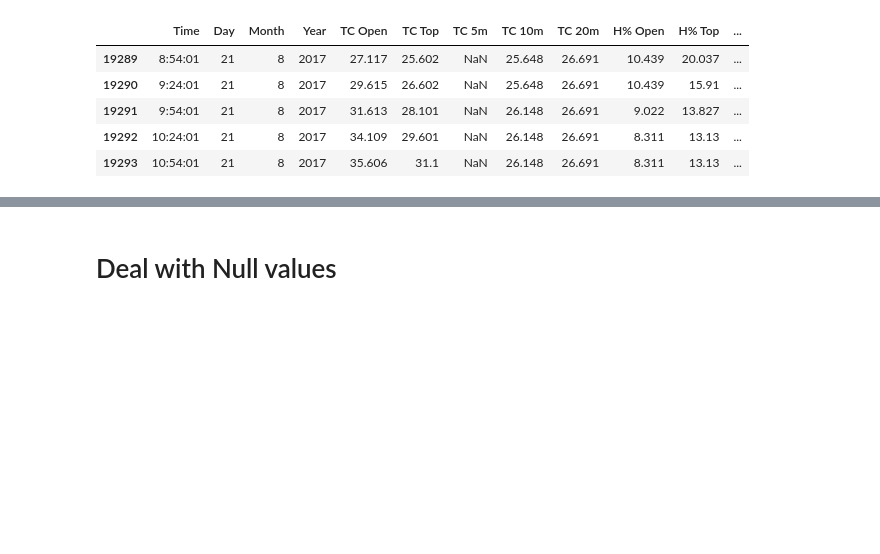
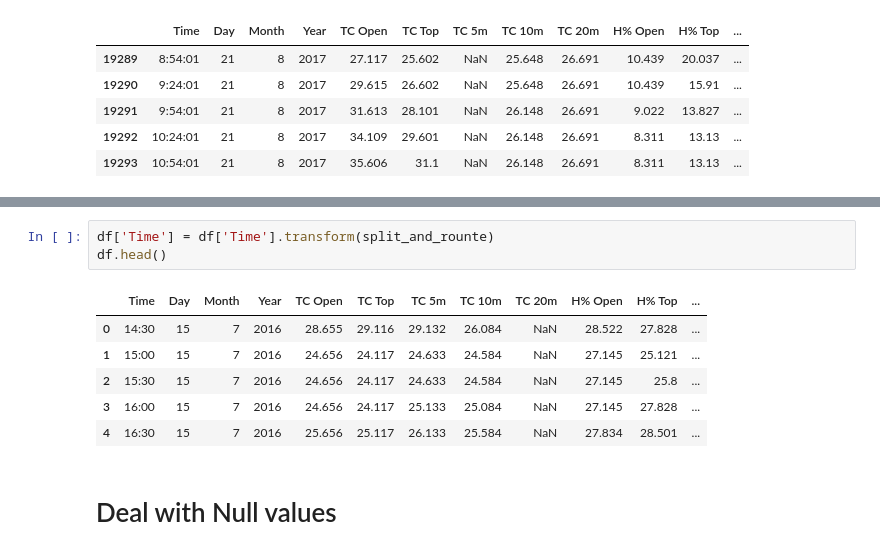
Before and after one commit to Namibnat/hope_mine_data, a Jupyter notebook: notebooks/data_cleaning.ipynb, the cells around one changed output, grey strips where cells are left out. Cells and saved outputs as stored; diff of their text form; blank space fills up the shorter version.

```diff
--- a/notebooks/data_cleaning.ipynb
+++ b/notebooks/data_cleaning.ipynb
@@ -185,3 +194,13 @@ df.tail()
+# %%
+df['Time'] = df['Time'].transform(split_and_rounte)
+df.head()
+# %% [output]
+|  | Time | Day | Month | Year | TC Open | TC Top | TC 5m | TC 10m | TC 20m | H% Open | H% Top | ... |
+| 0 | 14:30 | 15 | 7 | 2016 | 28.655 | 29.116 | 29.132 | 26.084 | NaN | 28.522 | 27.828 | ... |
+| 1 | 15:00 | 15 | 7 | 2016 | 24.656 | 24.117 | 24.633 | 24.584 | NaN | 27.145 | 25.121 | ... |
+| 2 | 15:30 | 15 | 7 | 2016 | 24.656 | 24.117 | 24.633 | 24.584 | NaN | 27.145 | 25.8 | ... |
+| 3 | 16:00 | 15 | 7 | 2016 | 24.656 | 24.117 | 25.133 | 25.084 | NaN | 27.145 | 27.828 | ... |
+| 4 | 16:30 | 15 | 7 | 2016 | 25.656 | 25.117 | 26.133 | 25.584 | NaN | 27.834 | 28.501 | ... |
 # %% [markdown]
 # Deal with Null values
 # %% [markdown]
```
Also changed, not shown: parts of 3 cells of this notebook, 2 other files.
